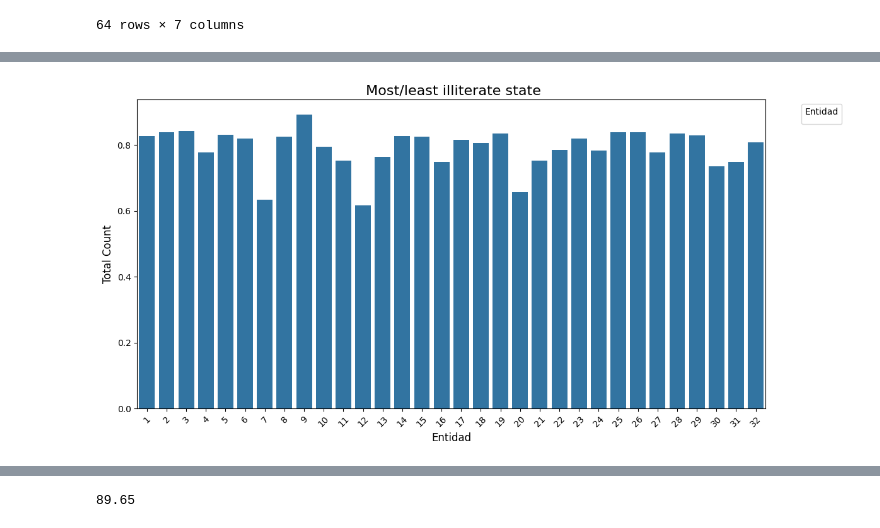
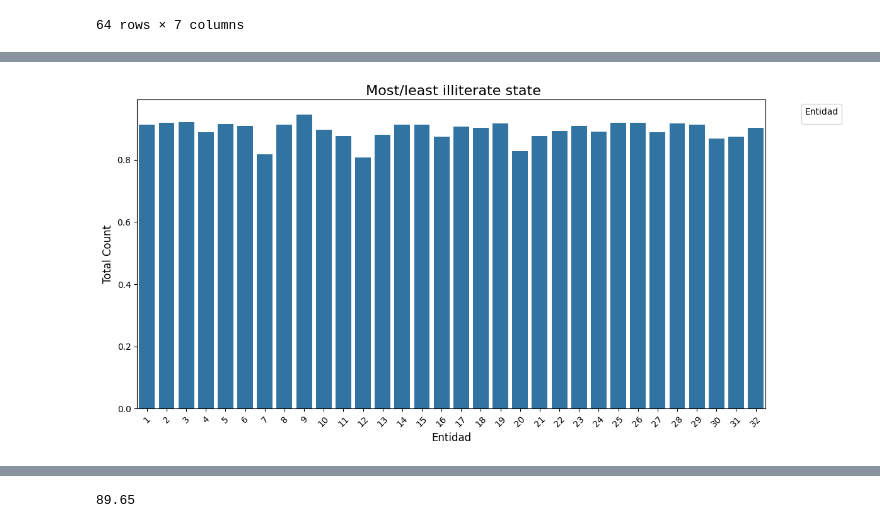
Before and after one commit to IsaacSebastian/ingCaracteristicasProyecto_, a Jupyter notebook: notebooks/2.02_fct_enigh_graphs.ipynb, the cells around one changed output, grey strips where cells are left out. Drawn from its saved outputs; the diff is of its cells as text; code cells hidden in the pictures.

```diff
--- a/notebooks/2.02_fct_enigh_graphs.ipynb
+++ b/notebooks/2.02_fct_enigh_graphs.ipynb
@@ -76,18 +96,18 @@ literacy[:100]
 # %%
 plt.figure(figsize=(12, 6))  # Set the figure size
-data=literacy
-
+data=literacy[literacy['alfabetism']=='1']
+data=data.sort_values('illiteracy_percentage')
 # Using Seaborn for a more elegant bar plot
-sns.barplot(x='entidad', y='illiteracy_percentage_diff', data=data)
+sns.barplot(x='entidad', y='illiteracy_percentage', data=data)
 # Step 3: Customize the plot
 plt.title(' Most/least illiterate state', fontsize=16)
 plt.xlabel('Entidad', fontsize=12)
 plt.ylabel('Total Count', fontsize=12)
 plt.xticks(rotation=45)  # Rotate x-axis labels for better readability
 plt.legend(title='Entidad', bbox_to_anchor=(1.05, 1), loc='upper left')  # Adjust legend
 
 # Step 4: Show the plot
 plt.tight_layout()  # Adjust layout to make room for the legend
 plt.show()
 # %% [output]
-[figure, old version]
+[figure, new version]
```
Also changed, not shown: parts of 24 cells of this notebook, 4 other files.
